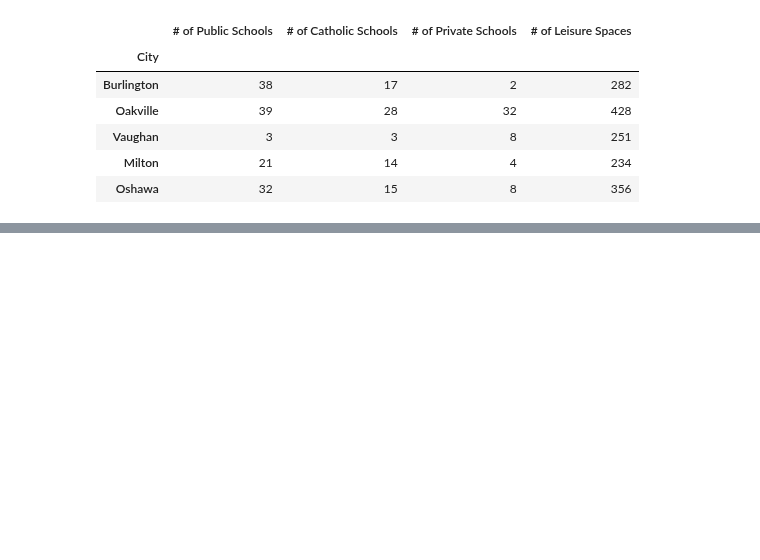
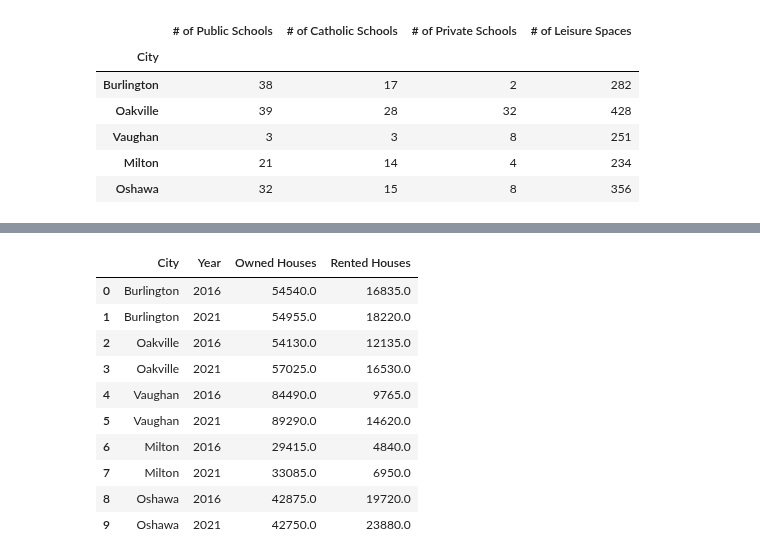
Before and after one commit to MaisieDeGraaf/oakville-housing-analysis, a Jupyter notebook: Main_Cities_Analysis.ipynb, the cells around one changed output, grey strips where cells are left out. Saved outputs shown, nothing was run; the diff lists cells and outputs as text; code cells hidden in the pictures; blank space fills up the shorter version.

```diff
--- a/Main_Cities_Analysis.ipynb
+++ b/Main_Cities_Analysis.ipynb
@@ -87,0 +136,16 @@ all_amenities_df
+# %%
+#version 2 scatter plot
+rented_vs_owned = rented_vs_owned.reset_index()
+rented_vs_owned
+# %% [output]
+|  | City | Year | Owned Houses | Rented Houses |
+| 0 | Burlington | 2016 | 54540.0 | 16835.0 |
+| 1 | Burlington | 2021 | 54955.0 | 18220.0 |
+| 2 | Oakville | 2016 | 54130.0 | 12135.0 |
+| 3 | Oakville | 2021 | 57025.0 | 16530.0 |
+| 4 | Vaughan | 2016 | 84490.0 | 9765.0 |
+| 5 | Vaughan | 2021 | 89290.0 | 14620.0 |
+| 6 | Milton | 2016 | 29415.0 | 4840.0 |
+| 7 | Milton | 2021 | 33085.0 | 6950.0 |
+| 8 | Oshawa | 2016 | 42875.0 | 19720.0 |
+| 9 | Oshawa | 2021 | 42750.0 | 23880.0 |
```
Also changed, not shown: parts of 10 cells of this notebook.
